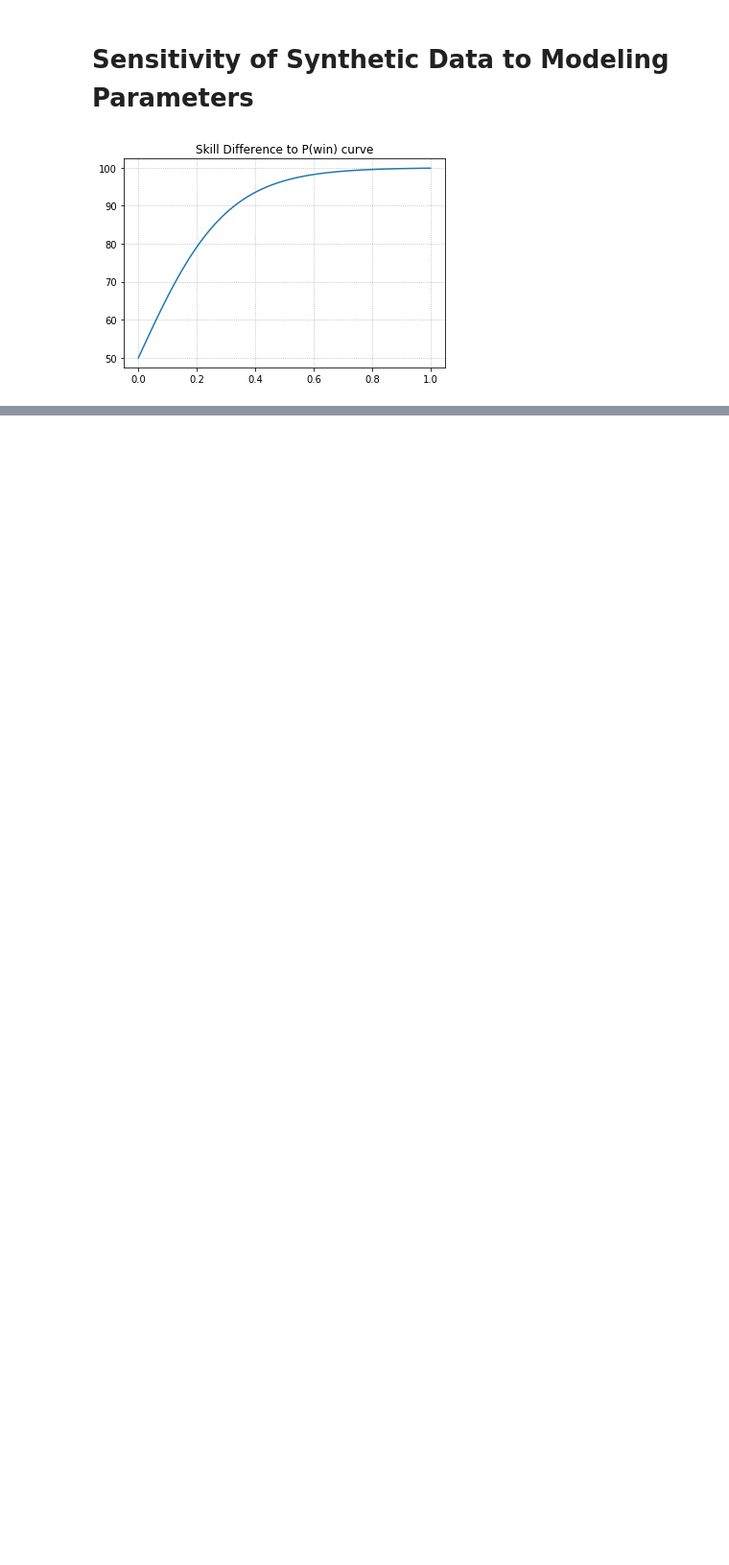
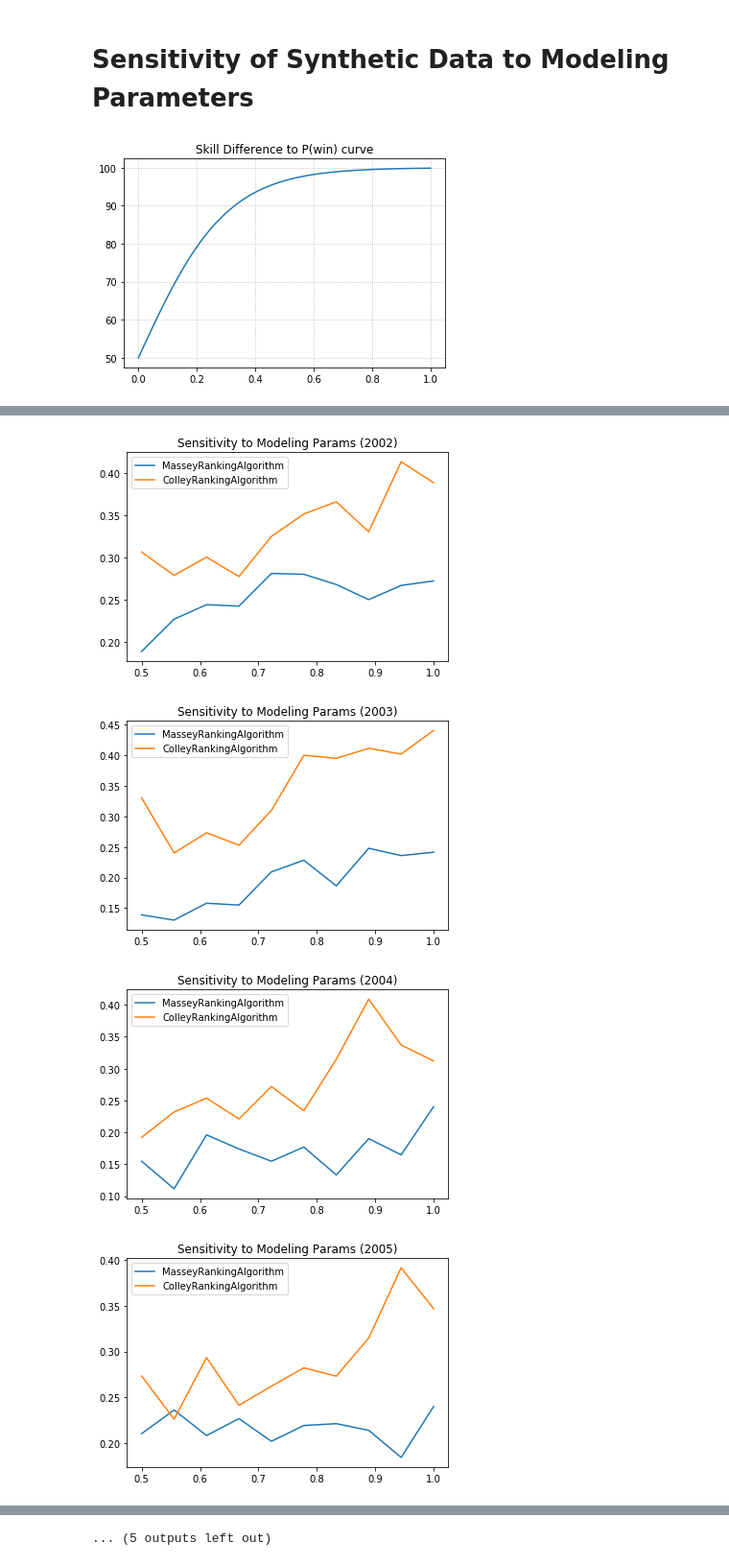
Before and after one commit to IGARDS/sensitivity_study, a Jupyter notebook: experiments/SyntheticDataSensitivityToModelParams.ipynb, the cells around one changed output, grey strips where cells are left out. Shown at 96% size. Drawn from its saved outputs; the diff is of its cells as text; code cells hidden in the pictures; blank space fills up the shorter version.

```diff
--- a/experiments/SyntheticDataSensitivityToModelParams.ipynb
+++ b/experiments/SyntheticDataSensitivityToModelParams.ipynb
@@ -201,0 +189,15 @@ plt.show()
+# %%
+prev_sensitivity = pd.read_csv("sensitivity_to_modeling_parameters.csv")
+# %%
+for yr in prev_sensitivity["fp"].unique():
+    for method in df["method"].unique():
+        data = prev_sensitivity.loc[(prev_sensitivity.fp==yr)&(prev_sensitivity.method==method), ["frac", "w"]]
+        plt.plot(data.frac, data.w, label=method)
+    plt.title("Sensitivity to Modeling Params ({})".format(yr))
+    plt.legend()
+    plt.show()
+# %% [output]
+[figure, added]
+[figure, added]
+[figure, added]
+[figure, added]
@@ -201,0 +212 @@ plt.show()
+... (5 outputs left out)
```
Also changed, not shown: parts of 11 cells of this notebook, 1 other file.
